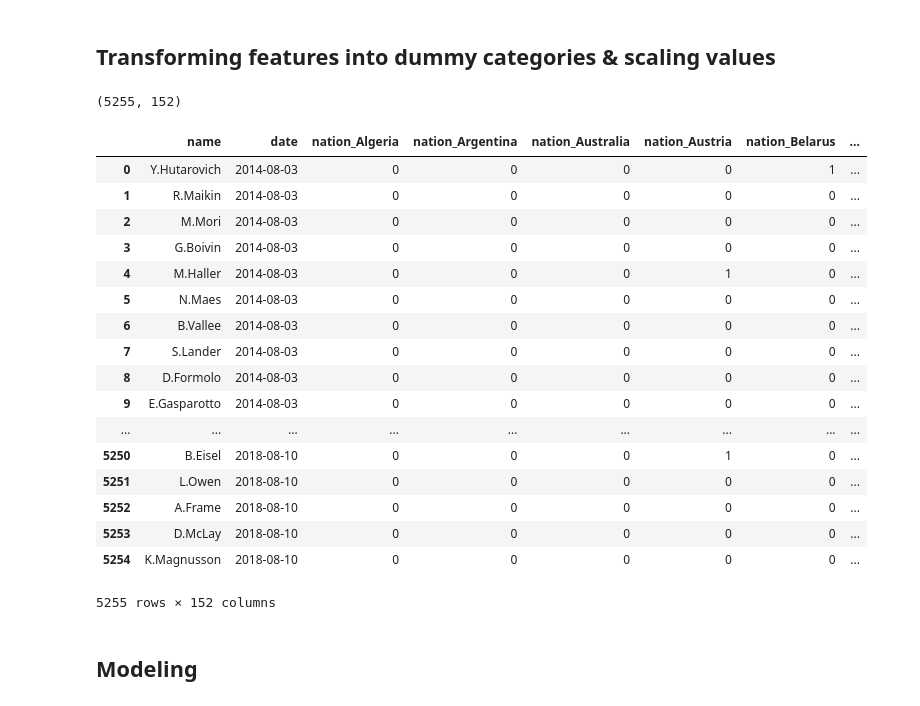
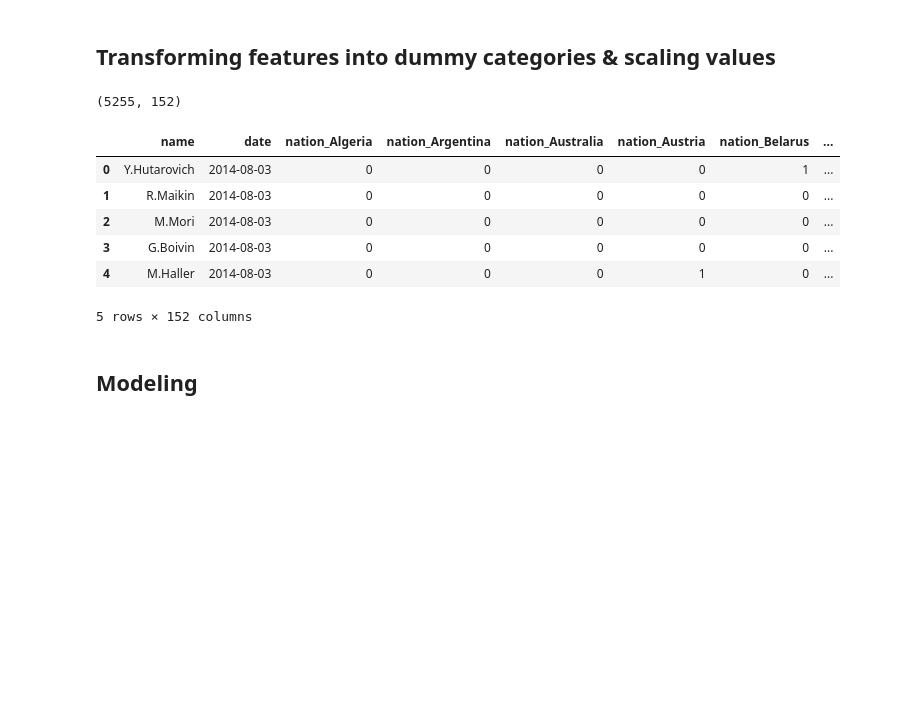
Before and after one commit to norbertstrzelecki/tour_de_pologne_top10, a Jupyter notebook: tdp_3_3_data_modeling.ipynb, the cells around one changed output. Saved outputs shown, nothing was run; the diff lists cells and outputs as text; code cells hidden in the pictures; blank space fills up the shorter version.

```diff
--- a/tdp_3_3_data_modeling.ipynb
+++ b/tdp_3_3_data_modeling.ipynb
@@ -196,27 +196,16 @@ numerics_scaled = pd.DataFrame(numerics_scaled, columns=data_numerics.columns, i
 data_adult = pd.concat([biker_class.name, categorical_dummies, numerics_scaled], axis=1)
 # %%
 print(data_adult.shape)
-data_adult
+data_adult.head()
 # %% [output]
 (5255, 152)
 |  | name | date | nation_Algeria | nation_Argentina | nation_Australia | nation_Austria | nation_Belarus | ... |
 | 0 | Y.Hutarovich | 2014-08-03 | 0 | 0 | 0 | 0 | 1 | ... |
 | 1 | R.Maikin | 2014-08-03 | 0 | 0 | 0 | 0 | 0 | ... |
 | 2 | M.Mori | 2014-08-03 | 0 | 0 | 0 | 0 | 0 | ... |
 | 3 | G.Boivin | 2014-08-03 | 0 | 0 | 0 | 0 | 0 | ... |
 | 4 | M.Haller | 2014-08-03 | 0 | 0 | 0 | 1 | 0 | ... |
-| 5 | N.Maes | 2014-08-03 | 0 | 0 | 0 | 0 | 0 | ... |
-| 6 | B.Vallee | 2014-08-03 | 0 | 0 | 0 | 0 | 0 | ... |
-| 7 | S.Lander | 2014-08-03 | 0 | 0 | 0 | 0 | 0 | ... |
-| 8 | D.Formolo | 2014-08-03 | 0 | 0 | 0 | 0 | 0 | ... |
-| 9 | E.Gasparotto | 2014-08-03 | 0 | 0 | 0 | 0 | 0 | ... |
-| ... | ... | ... | ... | ... | ... | ... | ... | ... |
-| 5250 | B.Eisel | 2018-08-10 | 0 | 0 | 0 | 1 | 0 | ... |
-| 5251 | L.Owen | 2018-08-10 | 0 | 0 | 0 | 0 | 0 | ... |
-| 5252 | A.Frame | 2018-08-10 | 0 | 0 | 0 | 0 | 0 | ... |
-| 5253 | D.McLay | 2018-08-10 | 0 | 0 | 0 | 0 | 0 | ... |
-| 5254 | K.Magnusson | 2018-08-10 | 0 | 0 | 0 | 0 | 0 | ... |
-5255 rows × 152 columns
+5 rows × 152 columns
 # %% [markdown]
 ## Modeling
 # %%
```
Also changed, not shown: parts of 31 cells of this notebook.
